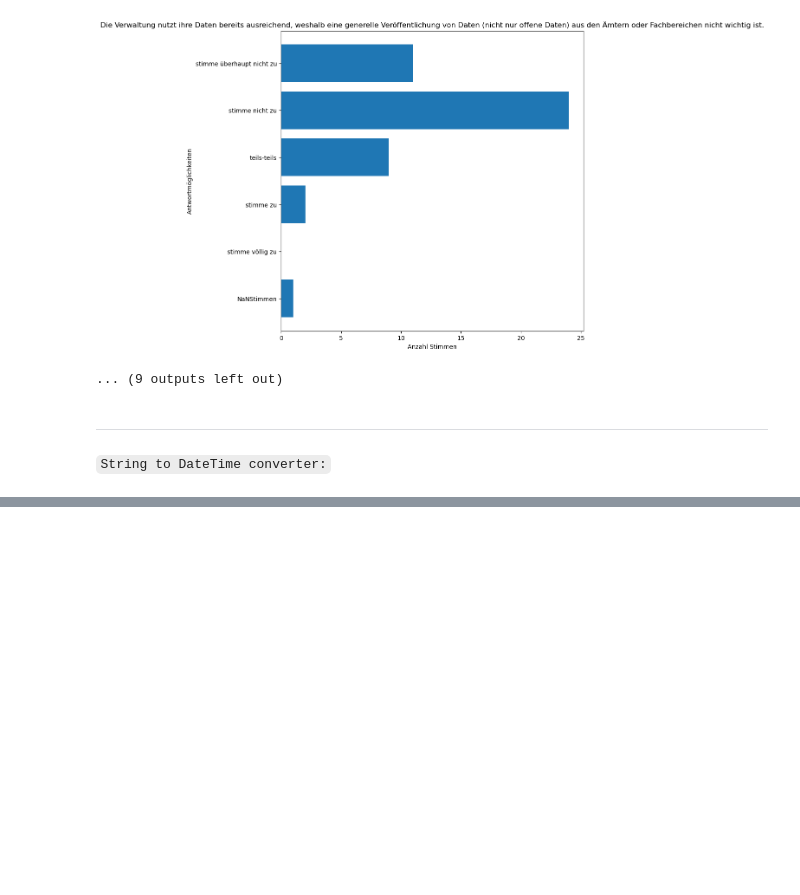
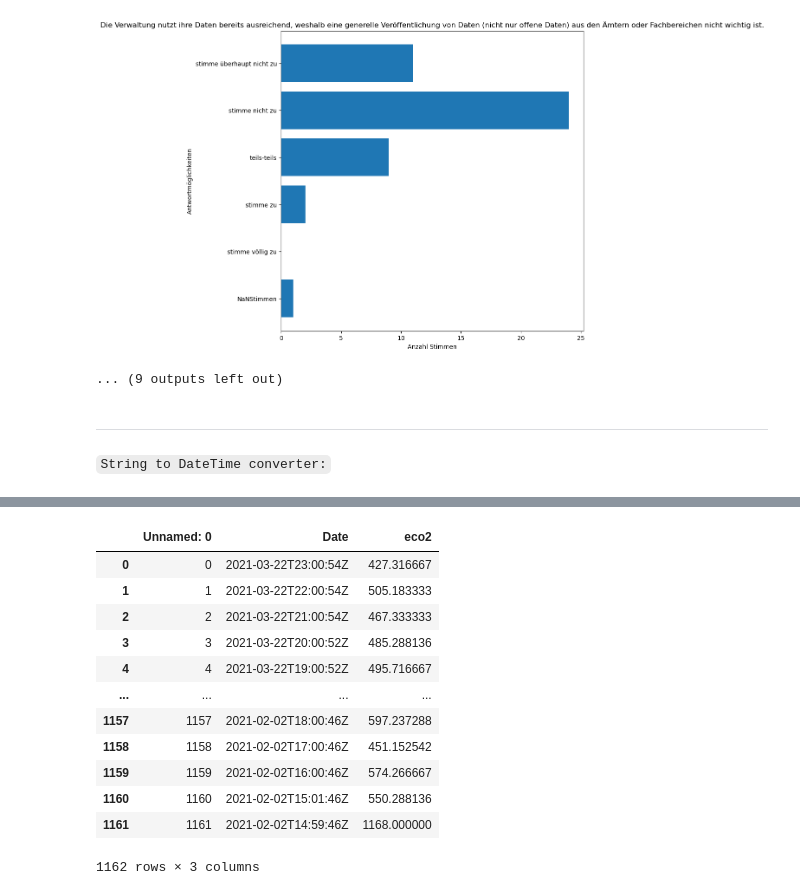
Before and after one commit to Open-Data-Hackathon-Konstanz/Klimanotstand, a Jupyter notebook: python_klimanotstand/main.ipynb, the cells around one changed output, grey strips where cells are left out. Saved outputs shown, nothing was run; the diff lists cells and outputs as text; code cells hidden in the pictures; blank space fills up the shorter version.

```diff
--- a/python_klimanotstand/main.ipynb
+++ b/python_klimanotstand/main.ipynb
@@ -309,0 +469,16 @@ TypeError: list indices must be integers or slices, not str
+# %%
+dfCo2Schänzlehalle=pd.read_csv('../data/Co2Schänzlehalle.csv',sep=";")
+
+means=dfCo2Schänzlehalle.groupby(['Date'])['eco2'].agg(lambda x: x.unique().mean())
+
+
+fig1 = px.line(means)
+fig1.update_traces(mode="lines+markers")
+fig1.update_layout(
+    autosize=False,
+    width=2000,
+    height=800,)
+fig1.show()
+
+dfCo2Schänzlehalle
+# %% [output]
@@ -309,0 +486,13 @@ TypeError: list indices must be integers or slices, not str
+|  | Unnamed: 0 | Date | eco2 |
+| 0 | 0 | 2021-03-22T23:00:54Z | 427.316667 |
+| 1 | 1 | 2021-03-22T22:00:54Z | 505.183333 |
+| 2 | 2 | 2021-03-22T21:00:54Z | 467.333333 |
+| 3 | 3 | 2021-03-22T20:00:52Z | 485.288136 |
+| 4 | 4 | 2021-03-22T19:00:52Z | 495.716667 |
+| ... | ... | ... | ... |
+| 1157 | 1157 | 2021-02-02T18:00:46Z | 597.237288 |
+| 1158 | 1158 | 2021-02-02T17:00:46Z | 451.152542 |
+| 1159 | 1159 | 2021-02-02T16:00:46Z | 574.266667 |
+| 1160 | 1160 | 2021-02-02T15:01:46Z | 550.288136 |
+| 1161 | 1161 | 2021-02-02T14:59:46Z | 1168.000000 |
+1162 rows × 3 columns
```
Also changed, not shown: parts of 12 cells of this notebook, 12 other files.
